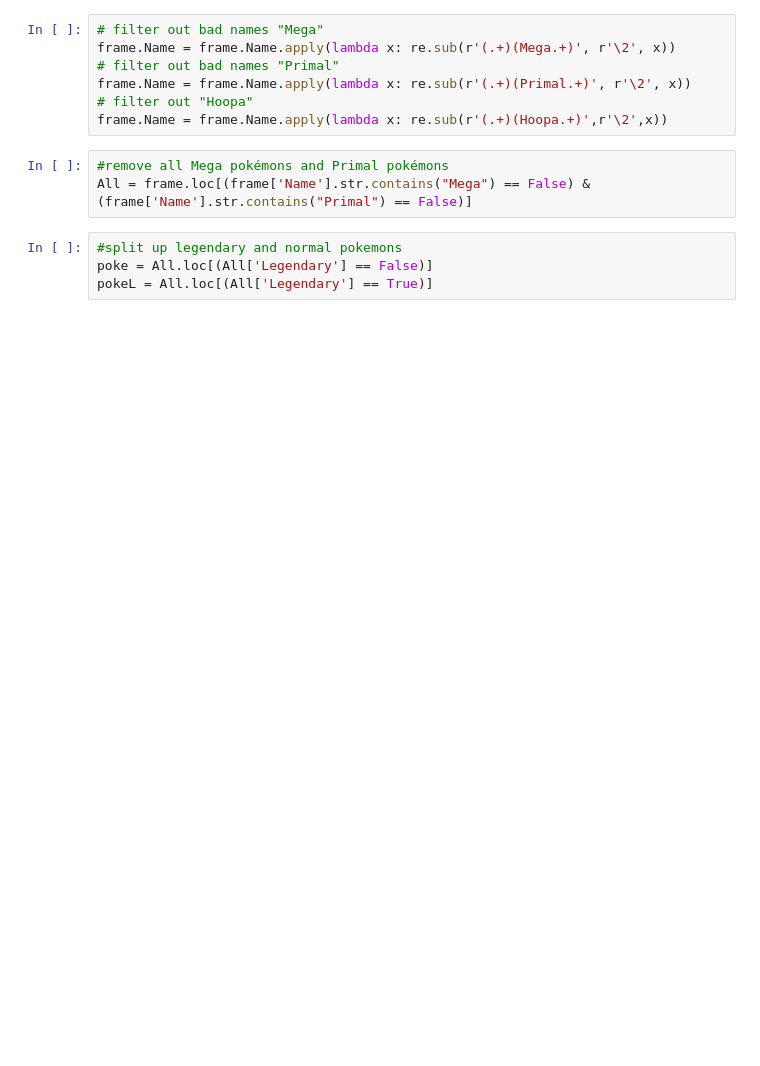
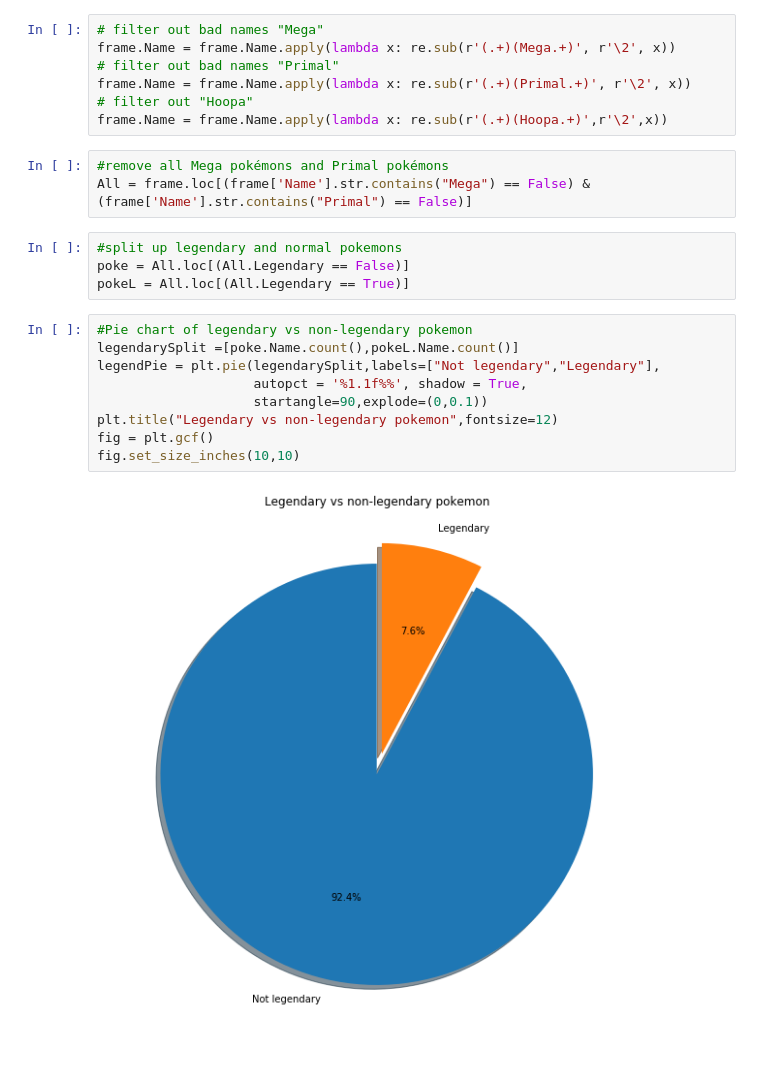
Before and after one commit to ralliet/pokemon_analysis, a Jupyter notebook: main.py.ipynb, the cells around one changed output. Saved outputs shown, nothing was run; the diff lists cells and outputs as text; blank space fills up the shorter version.

Commit message:
piechart legendary vs non-legendary pokemon

```diff
--- a/main.py.ipynb
+++ b/main.py.ipynb
@@ -39,5 +39,16 @@ frame.Name = frame.Name.apply(lambda x: re.sub(r'(.+)(Hoopa.+)',r'\2',x))
 All = frame.loc[(frame['Name'].str.contains("Mega") == False) & (frame['Name'].str.contains("Primal") == False)]
 # %%
 #split up legendary and normal pokemons
-poke = All.loc[(All['Legendary'] == False)]
-pokeL = All.loc[(All['Legendary'] == True)]
+poke = All.loc[(All.Legendary == False)]
+pokeL = All.loc[(All.Legendary == True)]
+# %%
+#Pie chart of legendary vs non-legendary pokemon
+legendarySplit =[poke.Name.count(),pokeL.Name.count()]
+legendPie = plt.pie(legendarySplit,labels=["Not legendary","Legendary"],
+                    autopct = '%1.1f%%', shadow = True,
+                    startangle=90,explode=(0,0.1))
+plt.title("Legendary vs non-legendary pokemon",fontsize=12)
+fig = plt.gcf()
+fig.set_size_inches(10,10)
+# %% [output]
+[figure, added]
```
